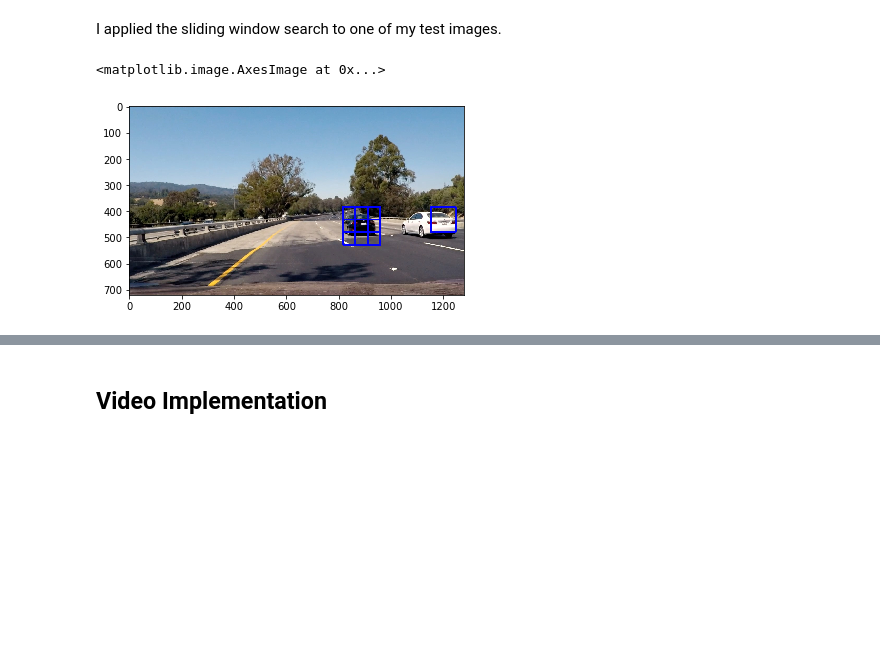
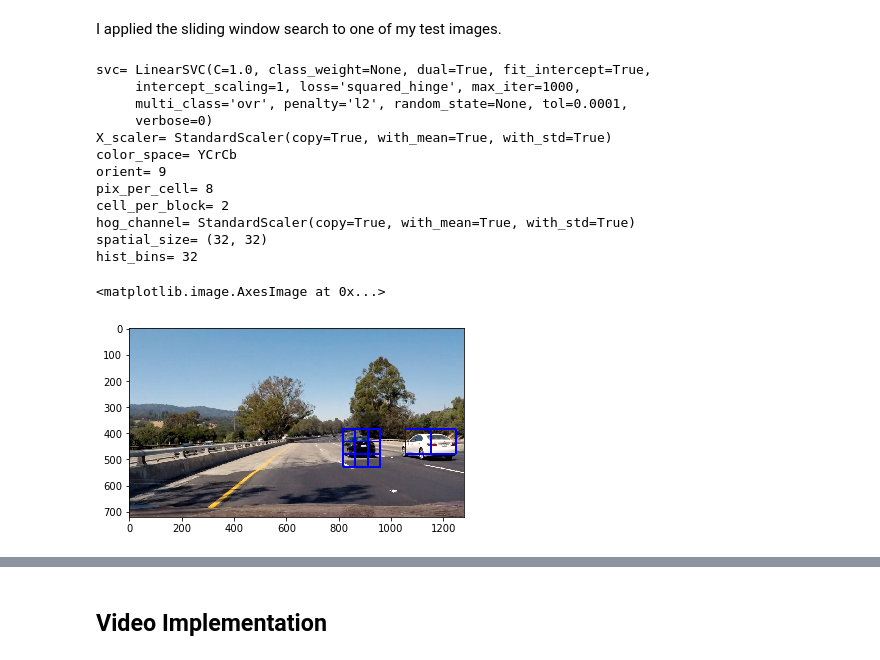
Before and after one commit to psyto/CarND-Vehicle-Detection, a Jupyter notebook: P5.ipynb, the cells around one changed output, grey strips where cells are left out. Saved outputs shown, nothing was run; the diff lists cells and outputs as text; code cells hidden in the pictures; blank space fills up the shorter version.

Commit message:
Updated the sliding window search a little

```diff
--- a/P5.ipynb
+++ b/P5.ipynb
@@ -106,11 +106,16 @@ def get_hog_features(img, orient, pix_per_cell, cell_per_block, vis=False, featu
         return features
 
 # Define a function to compute binned color features
+#def bin_spatial(img, size=(32, 32)):
+    # Use cv2.resize().ravel() to create the feature vector
+#    features = cv2.resize(img, size).ravel()
+    # Return the feature vector
+#    return features
 def bin_spatial(img, size=(32, 32)):
-    # Use cv2.resize().ravel() to create the feature vector
-    features = cv2.resize(img, size).ravel()
-    # Return the feature vector
-    return features
+    color1 = cv2.resize(img[:,:,0], size).ravel()
+    color2 = cv2.resize(img[:,:,1], size).ravel()
+    color3 = cv2.resize(img[:,:,2], size).ravel()
+    return np.hstack((color1, color2, color3))
 
 # Define a function to compute color histogram features
 def color_hist(img, nbins=32, bins_range=(0, 256)):
@@ -575,33 +580,55 @@ I applied the sliding window search to one of my test images.
 # %%
 image = mpimg.imread('./test_images/test4.jpg')
 
 ### TODO: Tweak these parameters and see how the results change.
 #color_space = 'YCrCb' # Can be RGB, HSV, LUV, HLS, YUV, YCrCb
 #orient = 9  # HOG orientations
 #pix_per_cell = 8 # HOG pixels per cell
 #cell_per_block = 2 # HOG cells per block
 #hog_channel = 'ALL' # Can be 0, 1, 2, or "ALL"
 #spatial_size = (16, 16) # Spatial binning dimensions
 #hist_bins = 16    # Number of histogram bins
 #spatial_feat = True # Spatial features on or off
 #hist_feat = True # Histogram features on or off
 #hog_feat = True # HOG features on or off
-y_start_stop = [None, None] # Min and max in y to search in slide_window()
+#y_start_stop = [None, None] # Min and max in y to search in slide_window()
+
+print("svc=", svc)
+print("X_scaler=", X_scaler)
+print("color_space=", color_space)
+print("orient=", orient)
+print("pix_per_cell=", pix_per_cell)
+print("cell_per_block=", cell_per_block)
+print("hog_channel=", X_scaler)
+print("spatial_size=", spatial_size)
+print("hist_bins=", hist_bins)
 
 windows = slide_window(image, x_start_stop=[None, None], y_start_stop=y_start_stop,
                     xy_window=(96, 96), xy_overlap=(0.5, 0.5))
 
 hot_windows = search_windows(image, windows, svc, X_scaler, color_space=color_space,
                         spatial_size=spatial_size, hist_bins=hist_bins,
                         orient=orient, pix_per_cell=pix_per_cell,
                         cell_per_block=cell_per_block,
                         hog_channel=hog_channel, spatial_feat=spatial_feat,
                         hist_feat=hist_feat, hog_feat=hog_feat)
 
 window_img = draw_boxes(image, hot_windows, color=(0, 0, 255), thick=6)
 
 plt.imshow(window_img)
 # %% [output]
-<matplotlib.image.AxesImage at 0x...>
+svc= LinearSVC(C=1.0, class_weight=None, dual=True, fit_intercept=True,
+     intercept_scaling=1, loss='squared_hinge', max_iter=1000,
+     multi_class='ovr', penalty='l2', random_state=None, tol=0.0001,
+     verbose=0)
+X_scaler= StandardScaler(copy=True, with_mean=True, with_std=True)
+color_space= YCrCb
+orient= 9
+pix_per_cell= 8
+cell_per_block= 2
+hog_channel= StandardScaler(copy=True, with_mean=True, with_std=True)
+spatial_size= (32, 32)
+hist_bins= 32
+<matplotlib.image.AxesImage at 0x...>
-[figure, old version]
+[figure, new version]
 # %%
```
Also changed, not shown: parts of 7 cells of this notebook.
